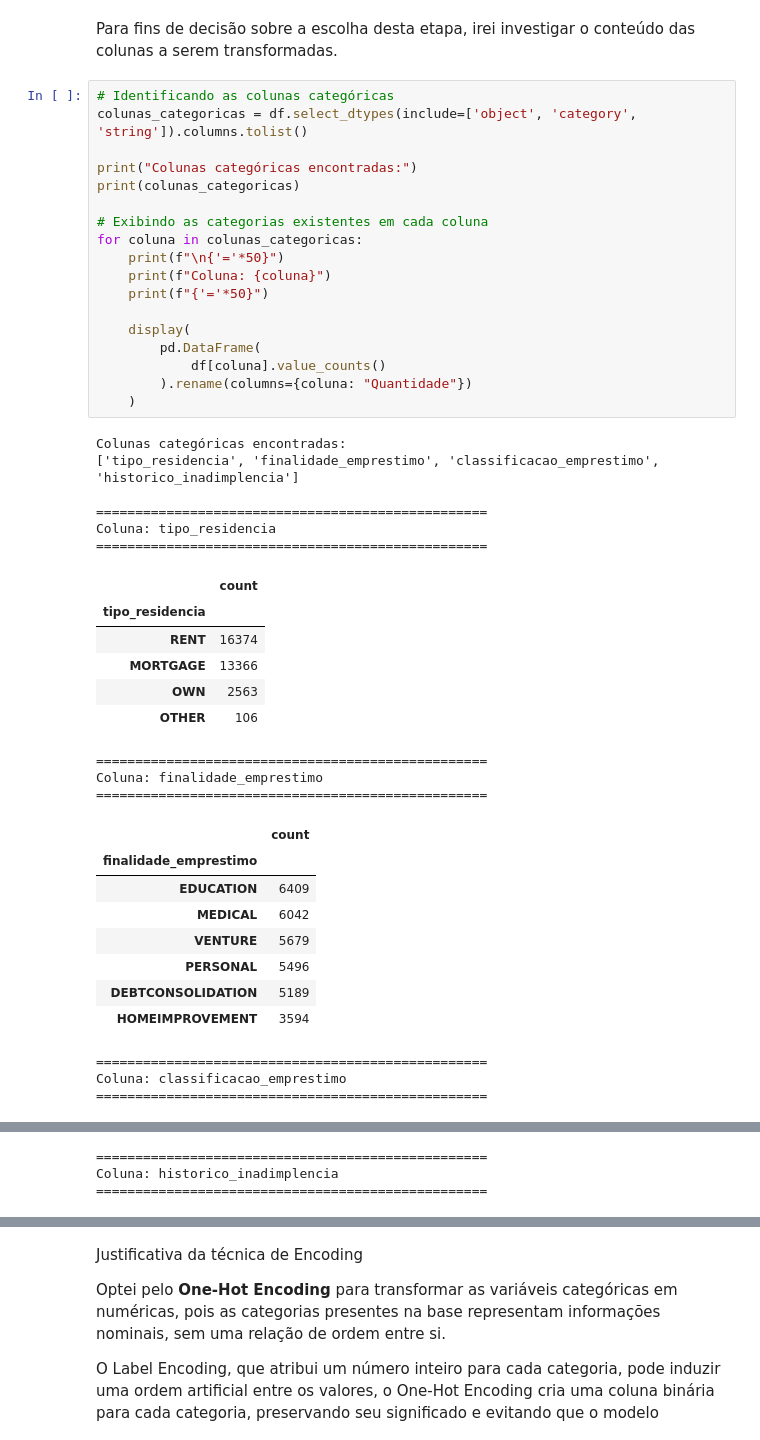
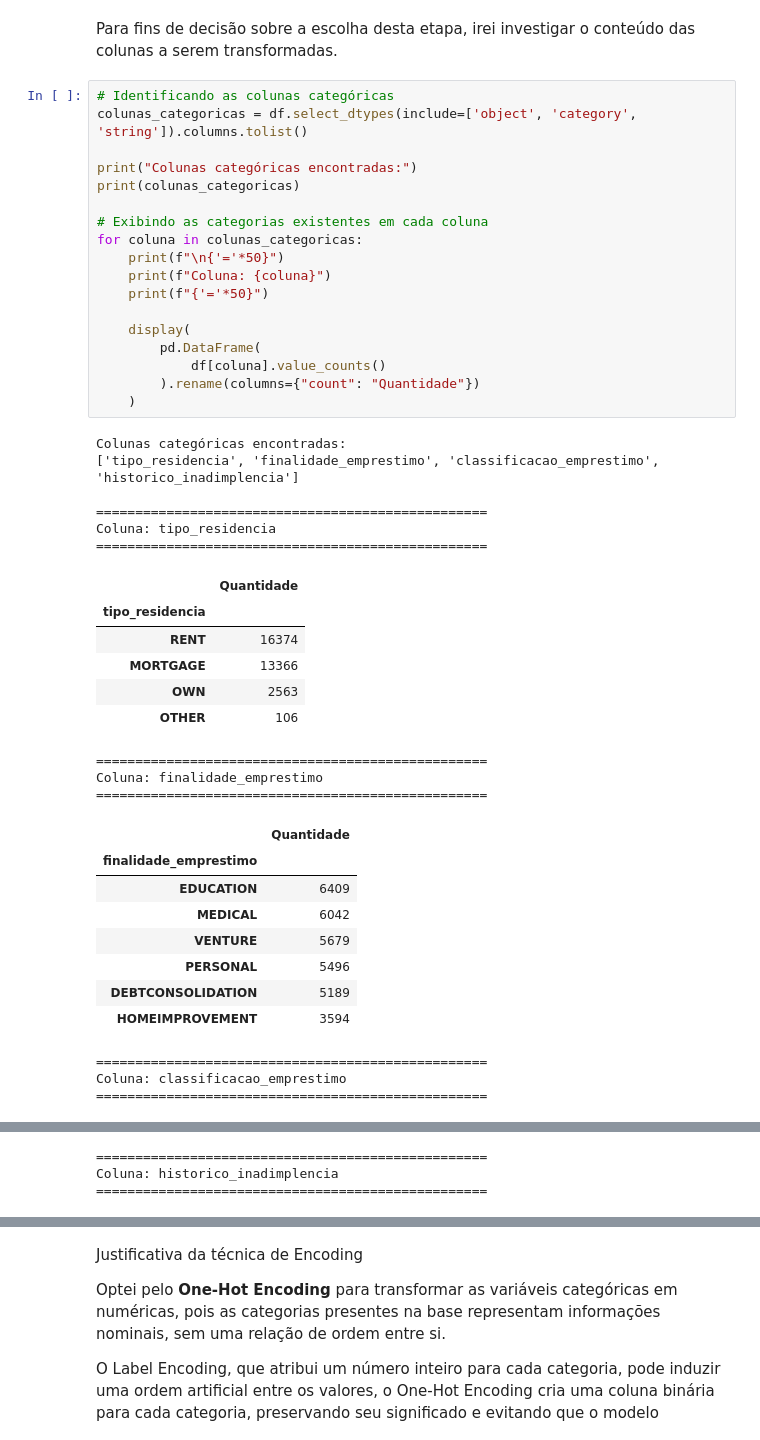
Before and after one commit to Ana-Cravo/credit_risk, a Jupyter notebook: projeto_credit_risk.ipynb, the cells around one changed output, grey strips where cells are left out. Saved outputs shown, nothing was run; the diff lists cells and outputs as text.

```diff
--- a/projeto_credit_risk.ipynb
+++ b/projeto_credit_risk.ipynb
@@ -851,29 +865,29 @@ Para fins de decisão sobre a escolha desta etapa, irei investigar o conteúdo d
 # %%
 # Identificando as colunas categóricas
 colunas_categoricas = df.select_dtypes(include=['object', 'category', 'string']).columns.tolist()
 
 print("Colunas categóricas encontradas:")
 print(colunas_categoricas)
 
 # Exibindo as categorias existentes em cada coluna
 for coluna in colunas_categoricas:
     print(f"\n{'='*50}")
     print(f"Coluna: {coluna}")
     print(f"{'='*50}")
 
     display(
         pd.DataFrame(
             df[coluna].value_counts()
-        ).rename(columns={coluna: "Quantidade"})
+        ).rename(columns={"count": "Quantidade"})
     )
 # %% [output]
 Colunas categóricas encontradas:
 ['tipo_residencia', 'finalidade_emprestimo', 'classificacao_emprestimo', 'historico_inadimplencia']
 
 ==================================================
 Coluna: tipo_residencia
 ==================================================
-|  | count |
+|  | Quantidade |
 | tipo_residencia |  |
 | RENT | 16374 |
 | MORTGAGE | 13366 |
@@ -882,7 +896,7 @@ Coluna: tipo_residencia
 ==================================================
 Coluna: finalidade_emprestimo
 ==================================================
-|  | count |
+|  | Quantidade |
 | finalidade_emprestimo |  |
 | EDUCATION | 6409 |
 | MEDICAL | 6042 |
```
Also changed, not shown: parts of 35 cells of this notebook.
